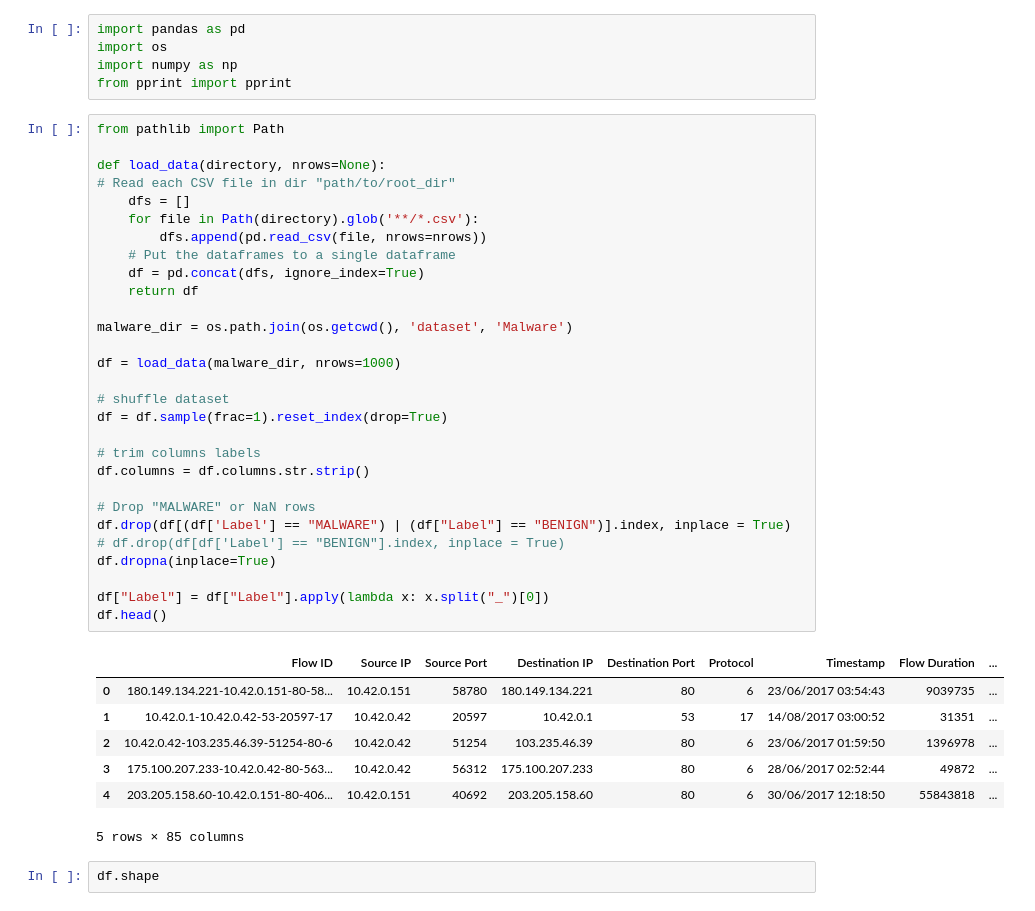
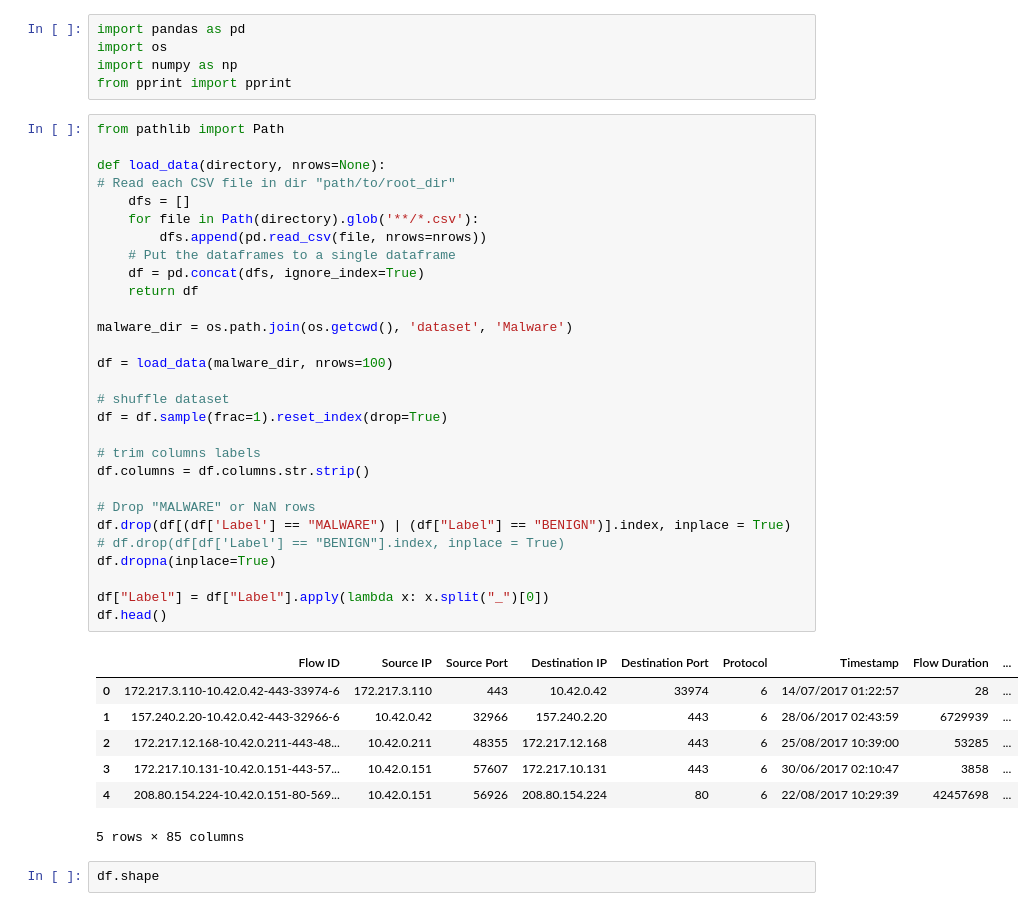
Before and after one commit to Alessandrostr95/progetto_machine_learning, a Jupyter notebook: progetto_ml_category.ipynb, the cells around one changed output. Drawn from its saved outputs; the diff is of its cells as text.

```diff
--- a/progetto_ml_category.ipynb
+++ b/progetto_ml_category.ipynb
@@ -8,39 +8,39 @@ from pprint import pprint
 # %%
 from pathlib import Path
 
 def load_data(directory, nrows=None):
 # Read each CSV file in dir "path/to/root_dir"
     dfs = []
     for file in Path(directory).glob('**/*.csv'):
         dfs.append(pd.read_csv(file, nrows=nrows))
     # Put the dataframes to a single dataframe
     df = pd.concat(dfs, ignore_index=True)
     return df
 
 malware_dir = os.path.join(os.getcwd(), 'dataset', 'Malware')
 
-df = load_data(malware_dir, nrows=1000)
+df = load_data(malware_dir, nrows=100)
 
 # shuffle dataset
 df = df.sample(frac=1).reset_index(drop=True)
 
 # trim columns labels
 df.columns = df.columns.str.strip()
 
 # Drop "MALWARE" or NaN rows
 df.drop(df[(df['Label'] == "MALWARE") | (df["Label"] == "BENIGN")].index, inplace = True)
 # df.drop(df[df['Label'] == "BENIGN"].index, inplace = True)
 df.dropna(inplace=True)
 
 df["Label"] = df["Label"].apply(lambda x: x.split("_")[0])
 df.head()
 # %% [output]
 |  | Flow ID | Source IP | Source Port | Destination IP | Destination Port | Protocol | Timestamp | Flow Duration | ... |
-| 0 | 180.149.134.221-10.42.0.151-80-58... | 10.42.0.151 | 58780 | 180.149.134.221 | 80 | 6 | 23/06/2017 03:54:43 | 9039735 | ... |
-| 1 | 10.42.0.1-10.42.0.42-53-20597-17 | 10.42.0.42 | 20597 | 10.42.0.1 | 53 | 17 | 14/08/2017 03:00:52 | 31351 | ... |
-| 2 | 10.42.0.42-103.235.46.39-51254-80-6 | 10.42.0.42 | 51254 | 103.235.46.39 | 80 | 6 | 23/06/2017 01:59:50 | 1396978 | ... |
-| 3 | 175.100.207.233-10.42.0.42-80-563... | 10.42.0.42 | 56312 | 175.100.207.233 | 80 | 6 | 28/06/2017 02:52:44 | 49872 | ... |
-| 4 | 203.205.158.60-10.42.0.151-80-406... | 10.42.0.151 | 40692 | 203.205.158.60 | 80 | 6 | 30/06/2017 12:18:50 | 55843818 | ... |
+| 0 | 172.217.3.110-10.42.0.42-443-33974-6 | 172.217.3.110 | 443 | 10.42.0.42 | 33974 | 6 | 14/07/2017 01:22:57 | 28 | ... |
+| 1 | 157.240.2.20-10.42.0.42-443-32966-6 | 10.42.0.42 | 32966 | 157.240.2.20 | 443 | 6 | 28/06/2017 02:43:59 | 6729939 | ... |
+| 2 | 172.217.12.168-10.42.0.211-443-48... | 10.42.0.211 | 48355 | 172.217.12.168 | 443 | 6 | 25/08/2017 10:39:00 | 53285 | ... |
+| 3 | 172.217.10.131-10.42.0.151-443-57... | 10.42.0.151 | 57607 | 172.217.10.131 | 443 | 6 | 30/06/2017 02:10:47 | 3858 | ... |
+| 4 | 208.80.154.224-10.42.0.151-80-569... | 10.42.0.151 | 56926 | 208.80.154.224 | 80 | 6 | 22/08/2017 10:29:39 | 42457698 | ... |
 5 rows × 85 columns
 # %%
 df.shape
```
Also changed, not shown: parts of 17 cells of this notebook.
